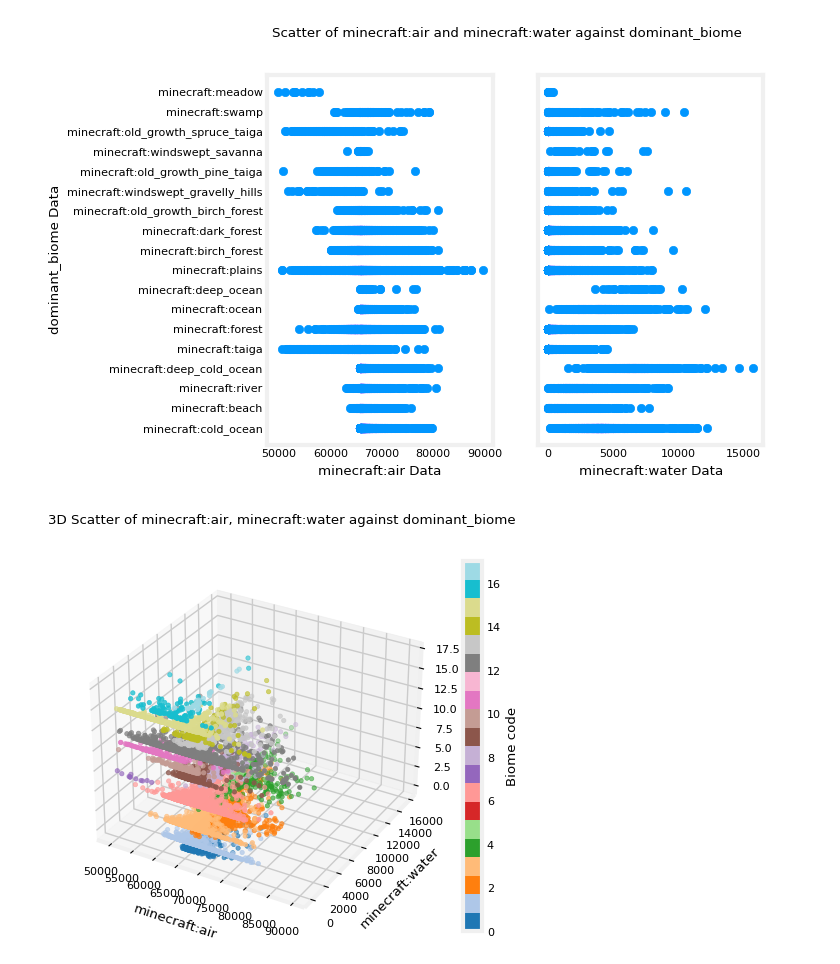
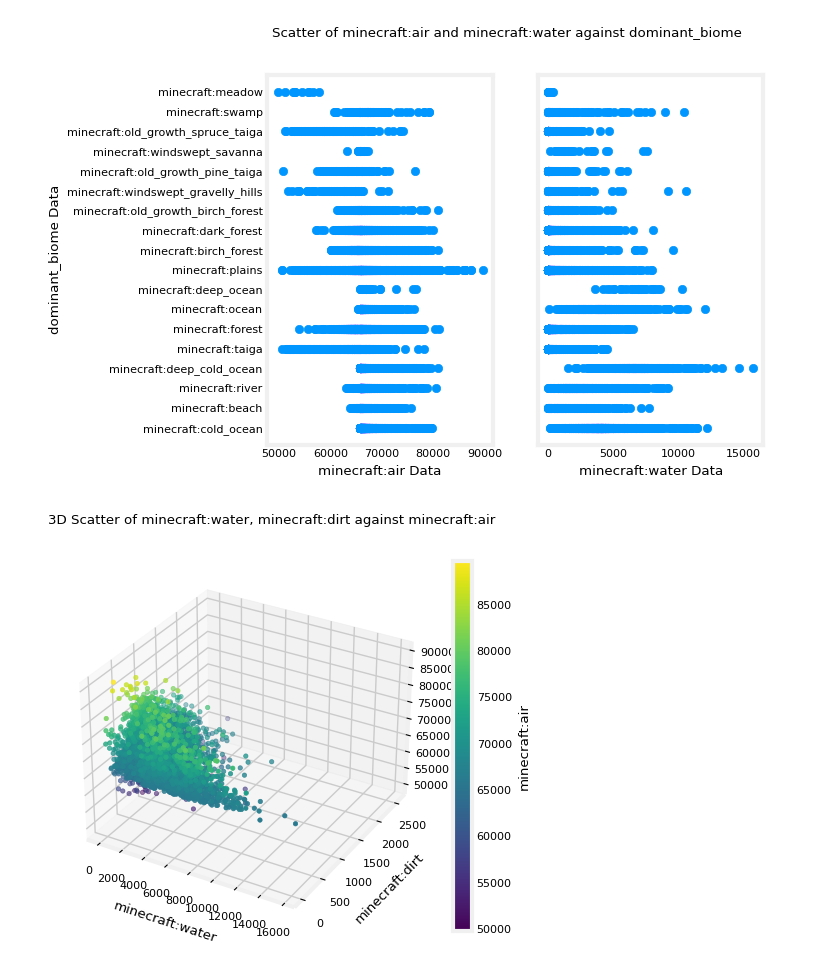
Before and after one commit to TempeHS/2026SE_MLOPSTask_Jasper.L, a Jupyter notebook: 2.Model_Development/2.1.Data_Wrangling/2.1.1.data_preview.ipynb, the cells around one changed output. Saved outputs shown, nothing was run; the diff lists cells and outputs as text; code cells hidden in the pictures.

```diff
--- a/2.Model_Development/2.1.Data_Wrangling/2.1.1.data_preview.ipynb
+++ b/2.Model_Development/2.1.Data_Wrangling/2.1.1.data_preview.ipynb
@@ -122,32 +108,24 @@ plt.show()
 # %% [output]
 [figure]
 # %%
-# 3D Scatter plot 3 columns to see the relationship
+# 3D Scatter plot to compare water, air, and dirt_block
 
-x_plot = ['minecraft:air', 'minecraft:water']
-
-# Convert categorical biome labels to numeric codes for z-axis
-biome_cat = data_frame['dominant_biome'].astype('category')
-z_codes = biome_cat.cat.codes
+x_plot = ['minecraft:water', 'minecraft:dirt', 'minecraft:air']
 
 fig = plt.figure()
-plt.suptitle(f"3D Scatter of {', '.join(x_plot)} against dominant_biome")
+plt.suptitle(f"3D Scatter of {x_plot[0]}, {x_plot[1]} against {x_plot[2]}")
 ax = fig.add_subplot(111, projection='3d')
 
 sc = ax.scatter(
-    data_frame[x_plot[0]],
-    data_frame[x_plot[1]],
-    z_codes,
-    c=z_codes,
-    cmap='tab20',
-    s=10
+    data_frame[x_plot[0]], data_frame[x_plot[1]], data_frame[x_plot[2]],
+    c=data_frame[x_plot[2]], cmap="viridis", s=10
 )
 
 ax.set_xlabel(x_plot[0])
 ax.set_ylabel(x_plot[1])
-ax.set_zlabel('dominant_biome (encoded)')
+ax.set_zlabel(x_plot[2])
 
-plt.colorbar(sc, ax=ax, label='Biome code')
+plt.colorbar(sc, ax=ax, label=x_plot[2])
 plt.show()
 # %% [output]
-[figure, old version]
+[figure, new version]
```
Also changed, not shown: parts of 8 cells of this notebook.
